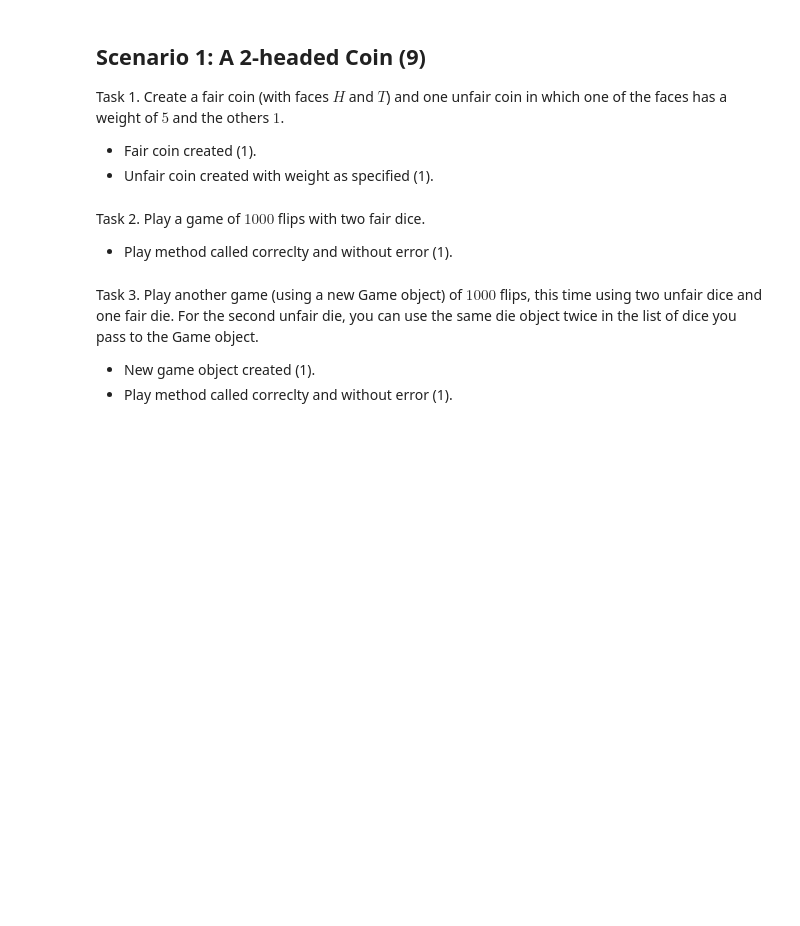
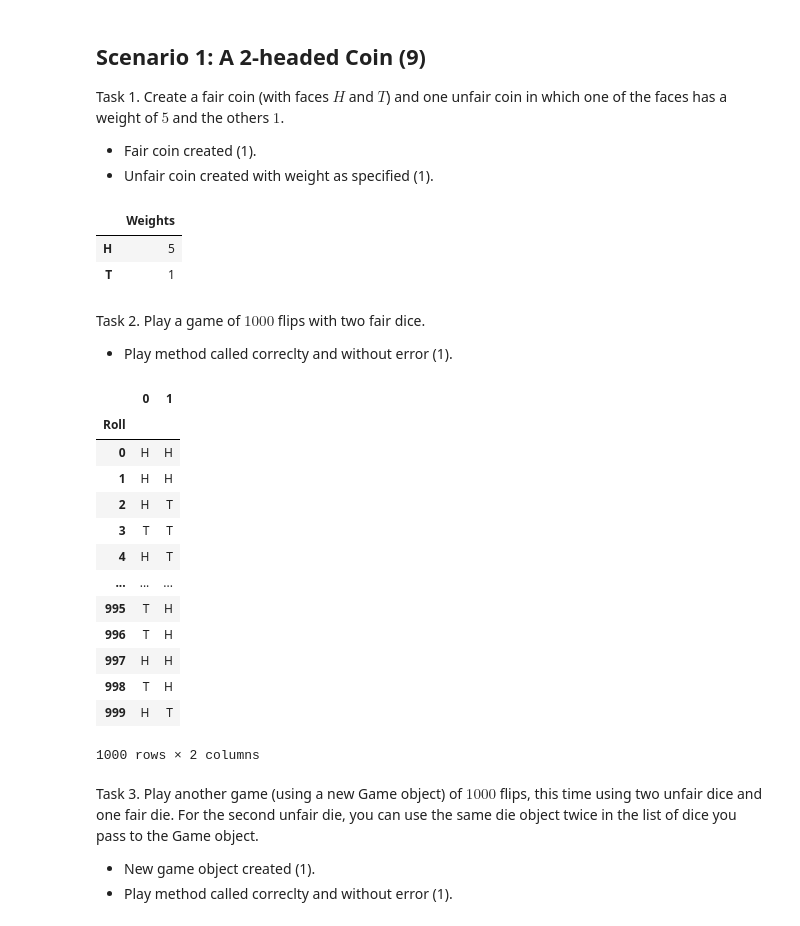
Before and after one commit to willtenpas/willtenpas_ds5100_montecarlosimulator, a Jupyter notebook: FinalProjectTemplate.ipynb, the cells around one changed output. Saved outputs shown, nothing was run; the diff lists cells and outputs as text; code cells hidden in the pictures; blank space fills up the shorter version.

```diff
--- a/FinalProjectTemplate.ipynb
+++ b/FinalProjectTemplate.ipynb
@@ -113,10 +378,37 @@ Task 1. Create a fair coin (with faces $H$ and $T$) and one unfair coin in which
 
 - Fair coin created (1).
 - Unfair coin created with weight as specified (1).
+# %%
+fair_coin = mc.Die(np.array(['H','T']))
+unfair_coin = mc.Die(np.array(['H','T']))
+unfair_coin.change_weight('H',5)
+unfair_coin.die_state()
+# %% [output]
+|  | Weights |
+| H | 5 |
+| T | 1 |
 # %% [markdown]
 Task 2. Play a game of $1000$ flips with two fair dice.
 
 - Play method called correclty and without error (1).
+# %%
+fair_game = Game([fair_coin,fair_coin])
+fair_game.play(1000)
+# %% [output]
+|  | 0 | 1 |
+| Roll |  |  |
+| 0 | H | H |
+| 1 | H | H |
+| 2 | H | T |
+| 3 | T | T |
+| 4 | H | T |
+| ... | ... | ... |
+| 995 | T | H |
+| 996 | T | H |
+| 997 | H | H |
+| 998 | T | H |
+| 999 | H | T |
+1000 rows × 2 columns
 # %% [markdown]
 Task 3. Play another game (using a new Game object) of $1000$ flips, this time using two unfair dice and one fair die. For the second unfair die, you can use the same die object twice in the list of dice you pass to the Game object.
 
```
Also changed, not shown: parts of 13 cells of this notebook, 3 other files.
